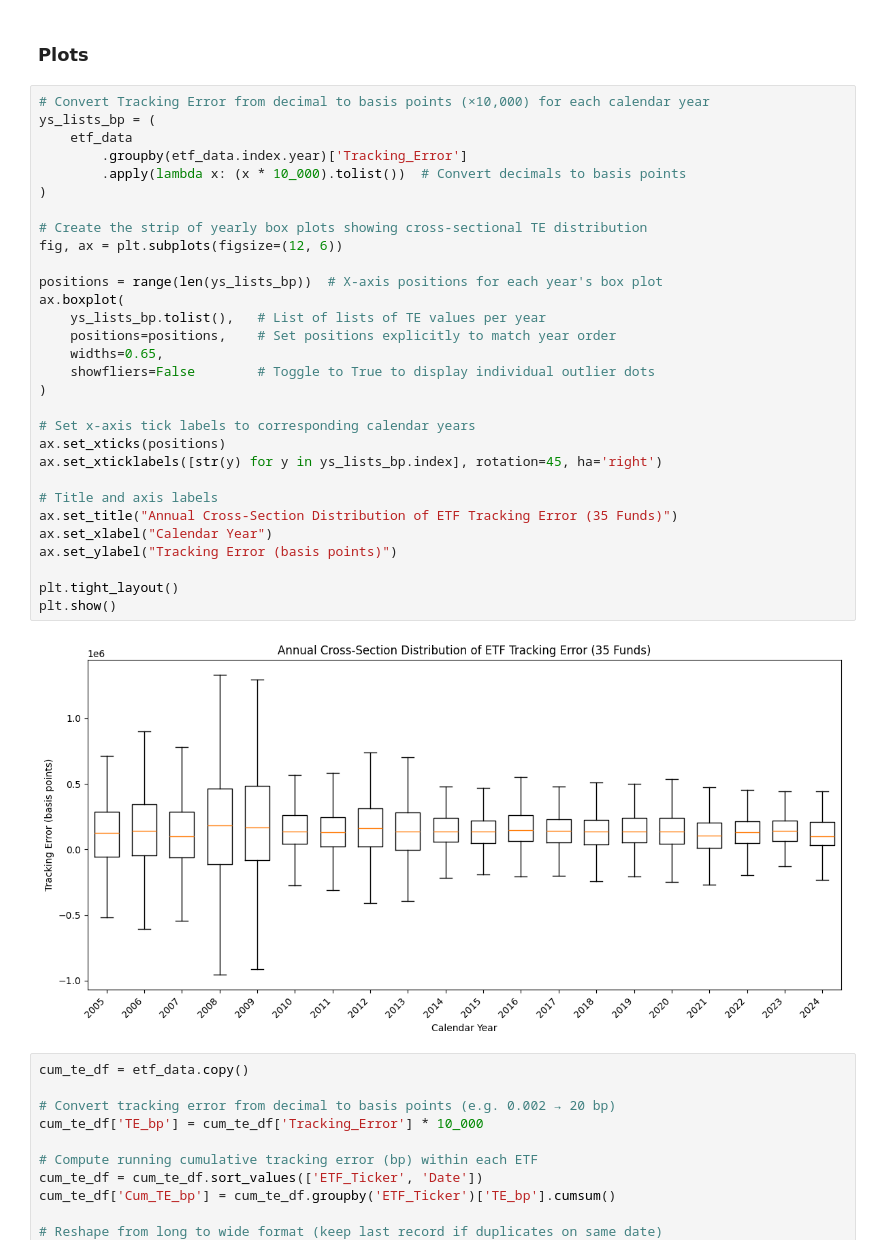
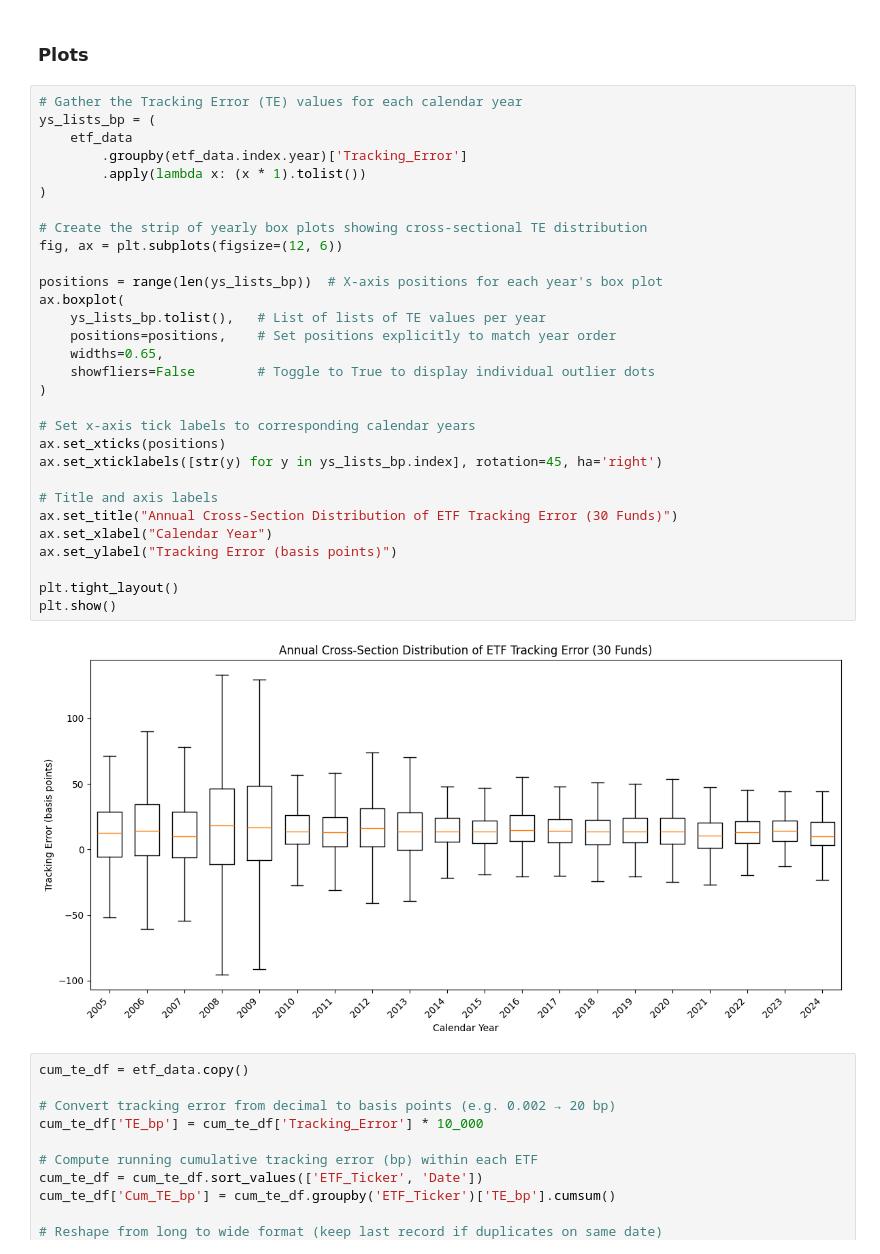
Before and after one commit to AatishDA1/ETF_TD_Forecasting, a Jupyter notebook: etf_te_forecsating_models/etf_te_forecasting_v1.ipynb, the cells around one changed output. Saved outputs shown, nothing was run; the diff lists cells and outputs as text.

```diff
--- a/etf_te_forecsating_models/etf_te_forecasting_v1.ipynb
+++ b/etf_te_forecsating_models/etf_te_forecasting_v1.ipynb
@@ -175,37 +176,37 @@ Macro Data Info:
 # %% [markdown]
 ### Plots
 # %%
-# Convert Tracking Error from decimal to basis points (×10,000) for each calendar year
+# Gather the Tracking Error (TE) values for each calendar year
 ys_lists_bp = (
     etf_data
         .groupby(etf_data.index.year)['Tracking_Error']
-        .apply(lambda x: (x * 10_000).tolist())  # Convert decimals to basis points
+        .apply(lambda x: (x * 1).tolist())
 )
 
 # Create the strip of yearly box plots showing cross-sectional TE distribution
 fig, ax = plt.subplots(figsize=(12, 6))
 
 positions = range(len(ys_lists_bp))  # X-axis positions for each year's box plot
 ax.boxplot(
     ys_lists_bp.tolist(),   # List of lists of TE values per year
     positions=positions,    # Set positions explicitly to match year order
     widths=0.65,
     showfliers=False        # Toggle to True to display individual outlier dots
 )
 
 # Set x-axis tick labels to corresponding calendar years
 ax.set_xticks(positions)
 ax.set_xticklabels([str(y) for y in ys_lists_bp.index], rotation=45, ha='right')
 
 # Title and axis labels
-ax.set_title("Annual Cross-Section Distribution of ETF Tracking Error (35 Funds)")
+ax.set_title("Annual Cross-Section Distribution of ETF Tracking Error (30 Funds)")
 ax.set_xlabel("Calendar Year")
 ax.set_ylabel("Tracking Error (basis points)")
 
 plt.tight_layout()
 plt.show()
 # %% [output]
-[figure, old version]
+[figure, new version]
 # %%
 cum_te_df = etf_data.copy()
 
```
Also changed, not shown: parts of 10 cells of this notebook.
